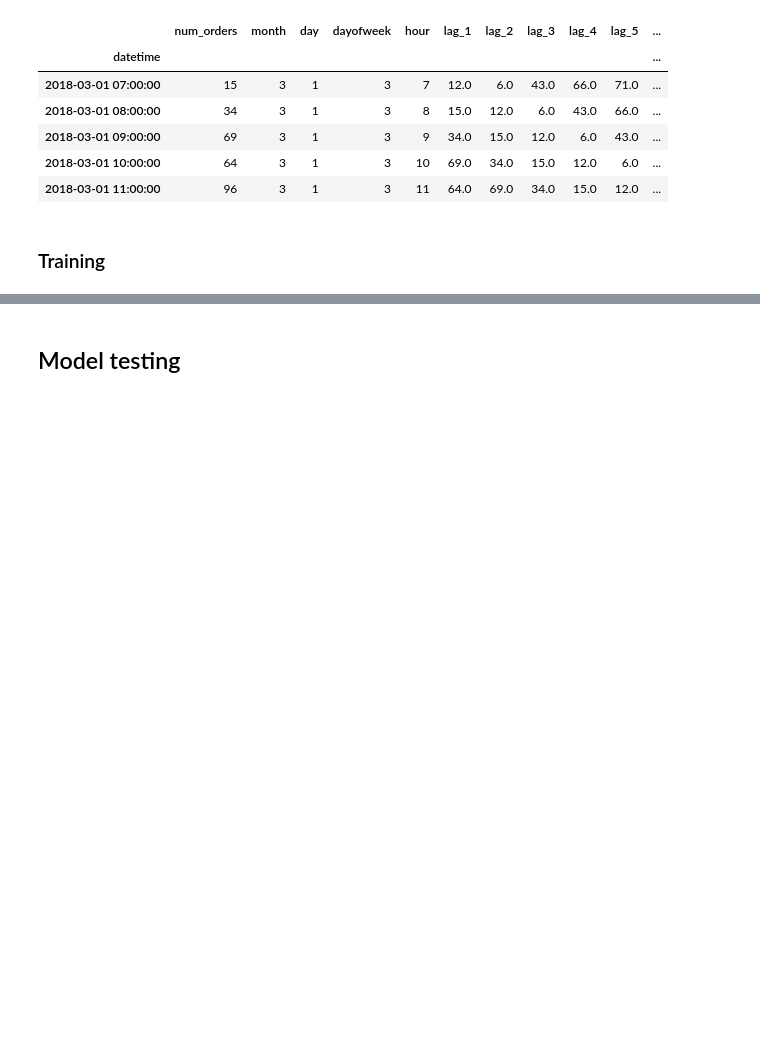
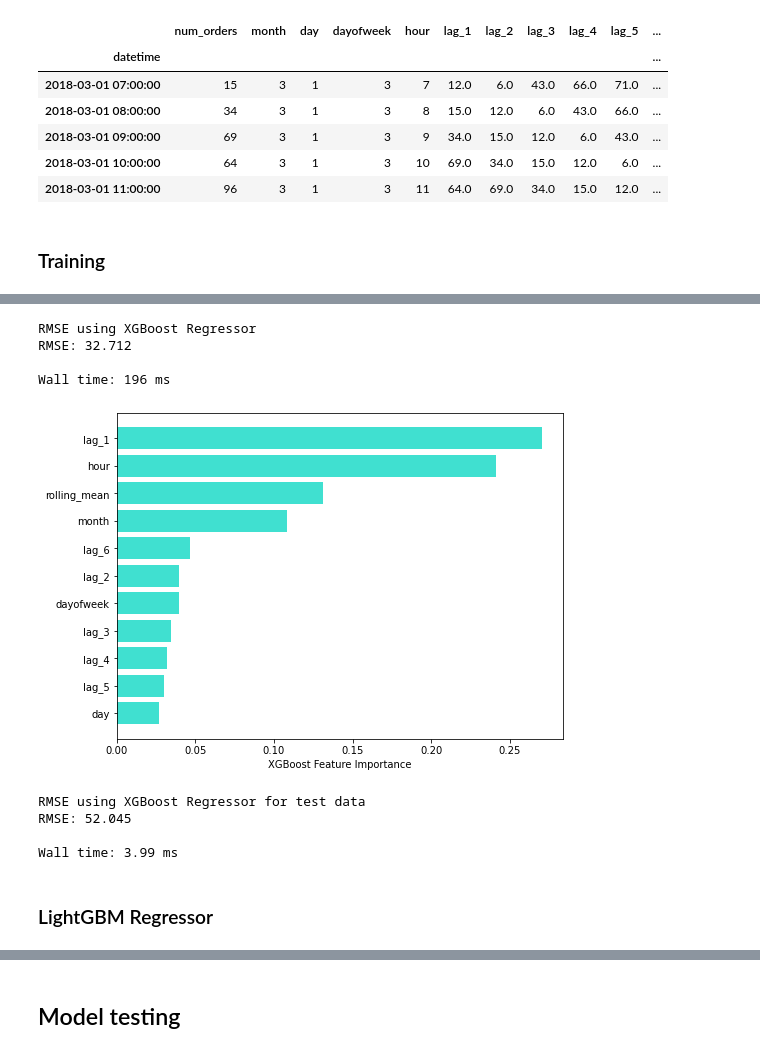
Before and after one commit to chuksoo/taxi_orders_predictionML, a Jupyter notebook: taxi_orders_predictionML.ipynb, the cells around one changed output, grey strips where cells are left out. Cells and saved outputs as stored; diff of their text form; code cells hidden in the pictures; blank space fills up the shorter version.

```diff
--- a/taxi_orders_predictionML.ipynb
+++ b/taxi_orders_predictionML.ipynb
@@ -514,0 +801,27 @@ ts.head()
+# %%
+# function to train model and make predictions
+def train_xgboost_regressor(X_train, y_train):
+    """This function trains a XGBoost regressor model"""
+    global xgb_model
+    # build the model
+    xgb_model = XGBRegressor(**grid_search_xgb.best_params_)
+    xgb_model.fit(X_train, y_train) # train the model
+
+def xgboost_regressor_prediction(X_test, y_test):
+    """
+    This function is used to make prediction
+    using the XGBoost regression model
+    """
+    xgb_pred = xgb_model.predict(X_test)
+    # determine RMSE for XGBoost regressor
+    xgb_rmse = np.sqrt(mean_squared_error(y_test, xgb_pred))
+    print("\033[1m" + 'RMSE using XGBoost Regressor' + "\033[0m")
+    print('RMSE: {:.3f}'.format(xgb_rmse))
+    print()
+    # feature importance from XGBoost regression
+    sorted_feature_importance = xgb_model.feature_importances_.argsort()
+    plt.figure(figsize=(8,6))
+    plt.barh(features_train.columns[sorted_feature_importance],
+             xgb_model.feature_importances_[sorted_feature_importance],
+             color='turquoise')
+    plt.xlabel("XGBoost Feature Importance")
@@ -514,0 +834,26 @@ ts.head()
+# %%
+%%time
+# make predictions with xgboost regressor for train data
+xgboost_regressor_prediction(features_valid, target_valid)
+# %% [output]
+RMSE using XGBoost Regressor
+RMSE: 32.712
+
+Wall time: 196 ms
+[figure, added]
+# %%
+%%time
+# make predictions with XGBoost regressor for test data
+xgb_pred_t = xgb_model.predict(features_test)
+# determine RMSE for XGBoost regressor
+xgb_rmse_t = np.sqrt(mean_squared_error(target_test, xgb_pred_t))
+print("\033[1m" + 'RMSE using XGBoost Regressor for test data' + "\033[0m")
+print('RMSE: {:.3f}'.format(xgb_rmse_t))
+print()
+# %% [output]
+RMSE using XGBoost Regressor for test data
+RMSE: 52.045
+
+Wall time: 3.99 ms
+# %% [markdown]
+### LightGBM Regressor
```
Also changed, not shown: parts of 33 cells of this notebook, 6 other files.
